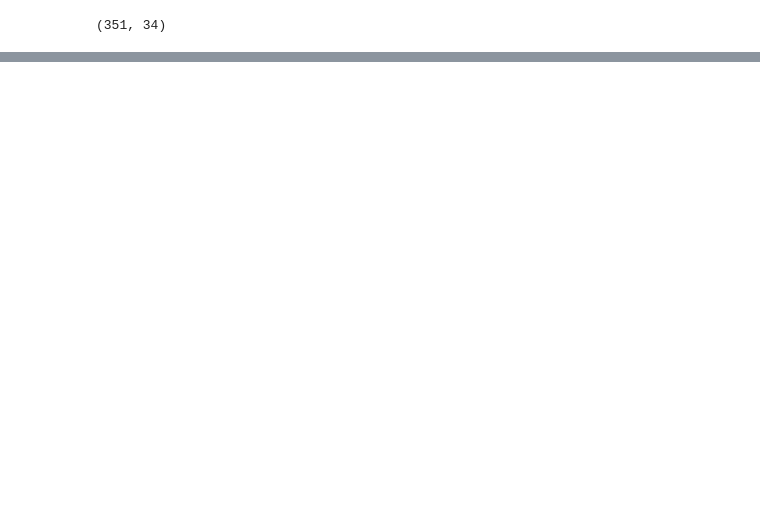
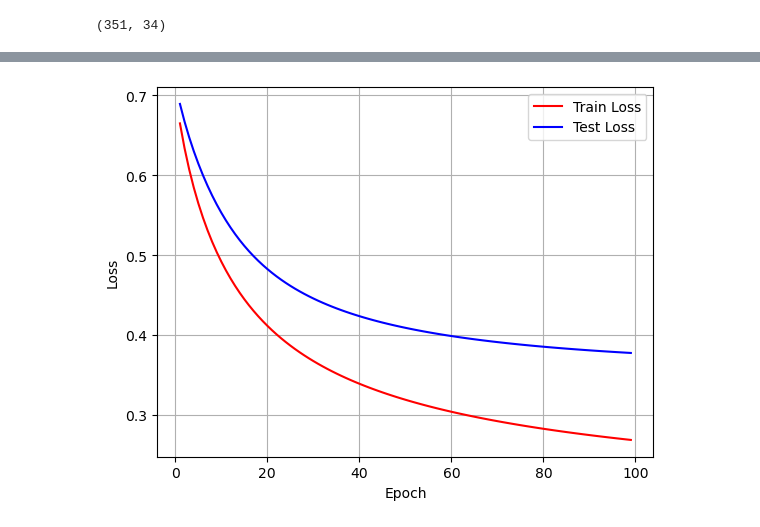
Before and after one commit to majomillanr/MAT_420, a Jupyter notebook: Logistic_regression_ionosphere.ipynb, the cells around one changed output, grey strips where cells are left out. Saved outputs shown, nothing was run; the diff lists cells and outputs as text; code cells hidden in the pictures; blank space fills up the shorter version.

```diff
--- a/Logistic_regression_ionosphere.ipynb
+++ b/Logistic_regression_ionosphere.ipynb
@@ -84,0 +100,4 @@ ValueError: shapes (280,33) and (2,) not aligned: 33 (dim 1) != 2 (dim 0)
+# %%
+n_samples, n_features = X_train.shape
+y_train2=y_train2.reshape(-1, 1)
+y_test2=y_test2.reshape(-1,1)
@@ -84,0 +112,41 @@ ValueError: shapes (280,33) and (2,) not aligned: 33 (dim 1) != 2 (dim 0)
+# %%
+lr=0.1
+n_epoch=100
+# %%
+model=PTLogisticRegression(n_features)
+
+lossfunc=nn.BCELoss()
+optimizer=torch.optim.SGD(model.parameters(),lr=lr, weight_decay=0)
+# %%
+train_loss=[]
+test_loss=[]
+
+
+for epoch in range(n_epoch):
+    model.train()
+    y_pred=model(X_train2)
+    loss=lossfunc(y_pred, y_train2)
+    loss.backward()
+    train_loss.append(loss.item())
+    optimizer.step()
+    optimizer.zero_grad()
+
+
+
+    model.eval()
+    with torch.inference_mode():
+        y_test_pred=model(X_test2)
+        lost_test=lossfunc(y_test_pred, y_test2)
+        test_loss.append(lost_test)
+# %%
+fig=plt.figure()
+xv=np.arange(1, n_epoch,1)
+plt.plot(xv,train_loss[1:], 'r', label="Train Loss")
+plt.plot(xv,test_loss[:-1], 'b', label="Test Loss")
+plt.xlabel("Epoch")
+plt.ylabel("Loss")
+plt.legend()
+plt.grid()
+plt.show()
+# %% [output]
+[figure, added]
```
Also changed, not shown: parts of 7 cells of this notebook.
